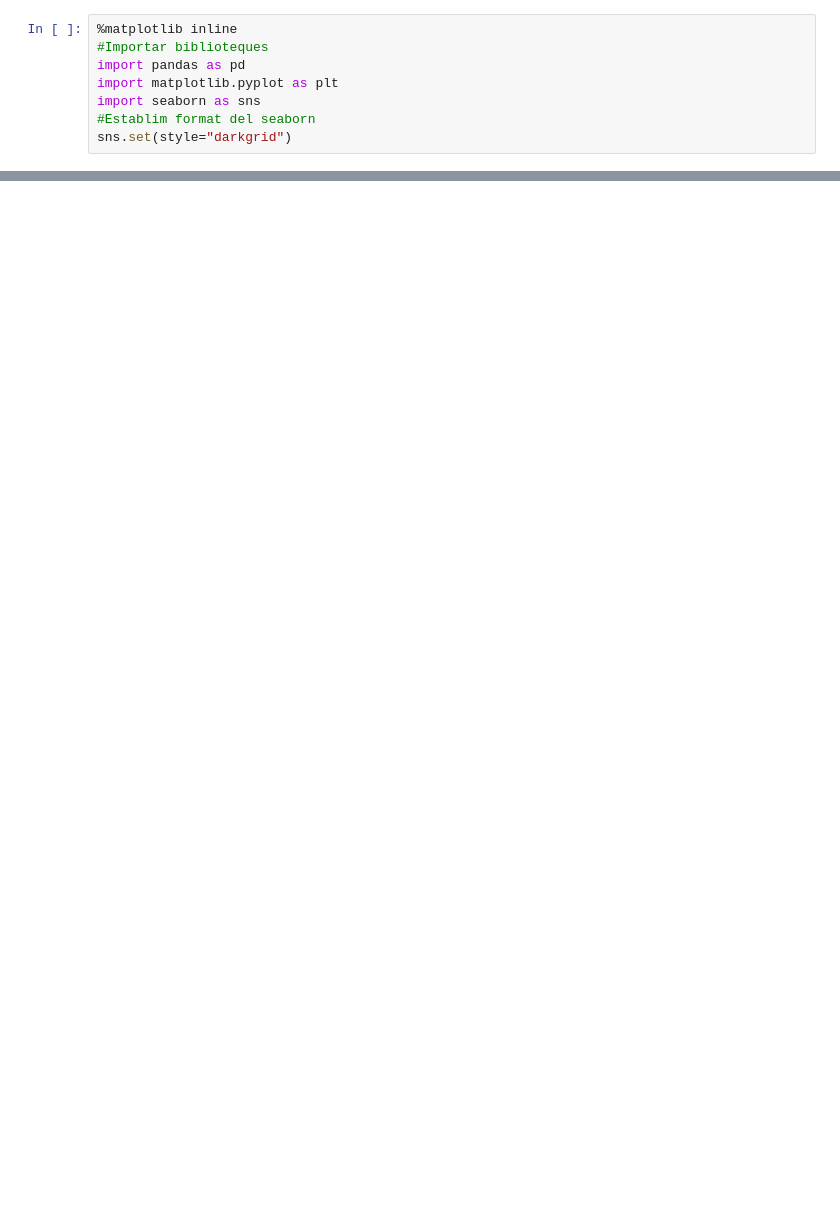
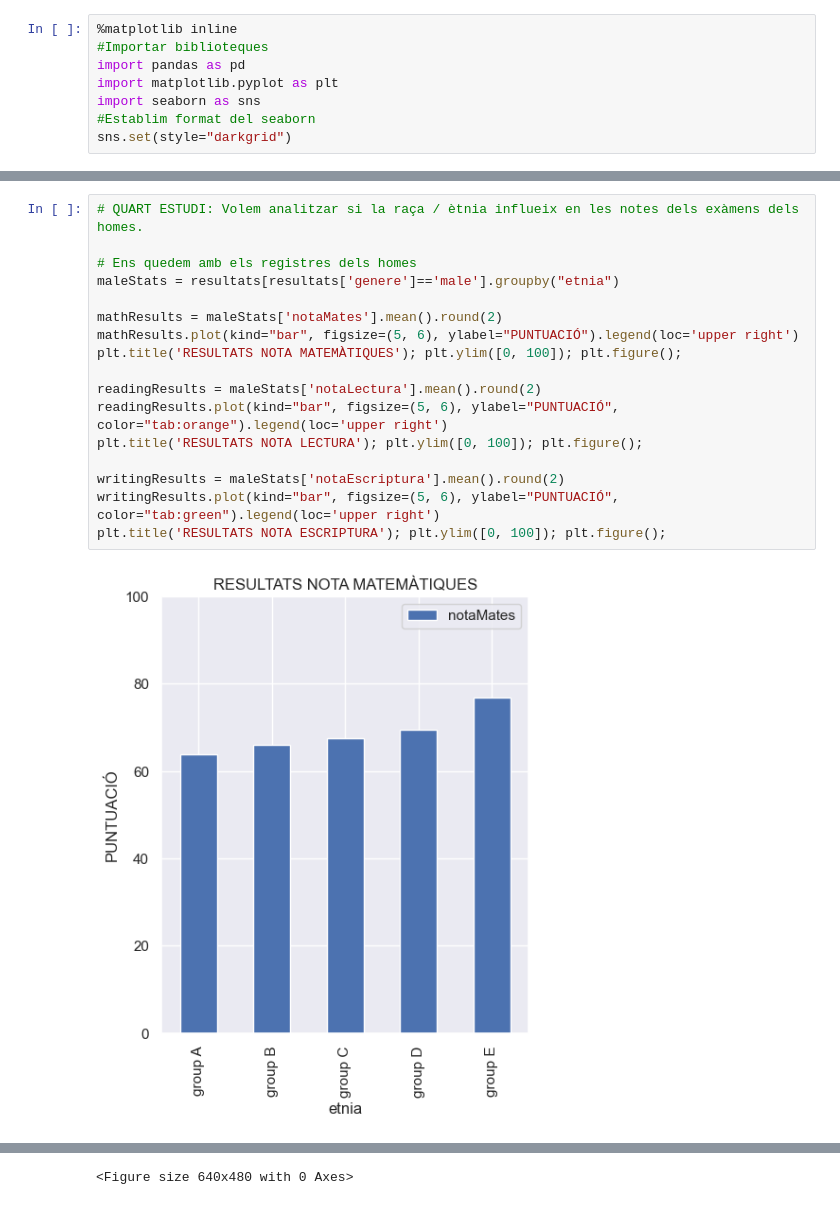
Before and after one commit to nicoguerin/bigdata, a Jupyter notebook: projecte_xavi_arechavala_nico_guerin.ipynb, the cells around one changed output, grey strips where cells are left out. Saved outputs shown, nothing was run; the diff lists cells and outputs as text; blank space fills up the shorter version.

```diff
--- a/projecte_xavi_arechavala_nico_guerin.ipynb
+++ b/projecte_xavi_arechavala_nico_guerin.ipynb
@@ -77,0 +110,19 @@ plt.title('Puntuacions ESCRIPTURA'); plt.xlim([0, 100]); plt.figure()
+# %%
+# QUART ESTUDI: Volem analitzar si la raça / ètnia influeix en les notes dels exàmens dels homes.
+
+# Ens quedem amb els registres dels homes
+maleStats = resultats[resultats['genere']=='male'].groupby("etnia")
+
+mathResults = maleStats['notaMates'].mean().round(2)
+mathResults.plot(kind="bar", figsize=(5, 6), ylabel="PUNTUACIÓ").legend(loc='upper right')
+plt.title('RESULTATS NOTA MATEMÀTIQUES'); plt.ylim([0, 100]); plt.figure();
+
+readingResults = maleStats['notaLectura'].mean().round(2)
+readingResults.plot(kind="bar", figsize=(5, 6), ylabel="PUNTUACIÓ", color="tab:orange").legend(loc='upper right')
+plt.title('RESULTATS NOTA LECTURA'); plt.ylim([0, 100]); plt.figure();
+
+writingResults = maleStats['notaEscriptura'].mean().round(2)
+writingResults.plot(kind="bar", figsize=(5, 6), ylabel="PUNTUACIÓ", color="tab:green").legend(loc='upper right')
+plt.title('RESULTATS NOTA ESCRIPTURA'); plt.ylim([0, 100]); plt.figure();
+# %% [output]
+[figure, added]
@@ -77,0 +131 @@ plt.title('Puntuacions ESCRIPTURA'); plt.xlim([0, 100]); plt.figure()
+<Figure size 640x480 with 0 Axes>
```
Also changed, not shown: parts of 6 cells of this notebook.
